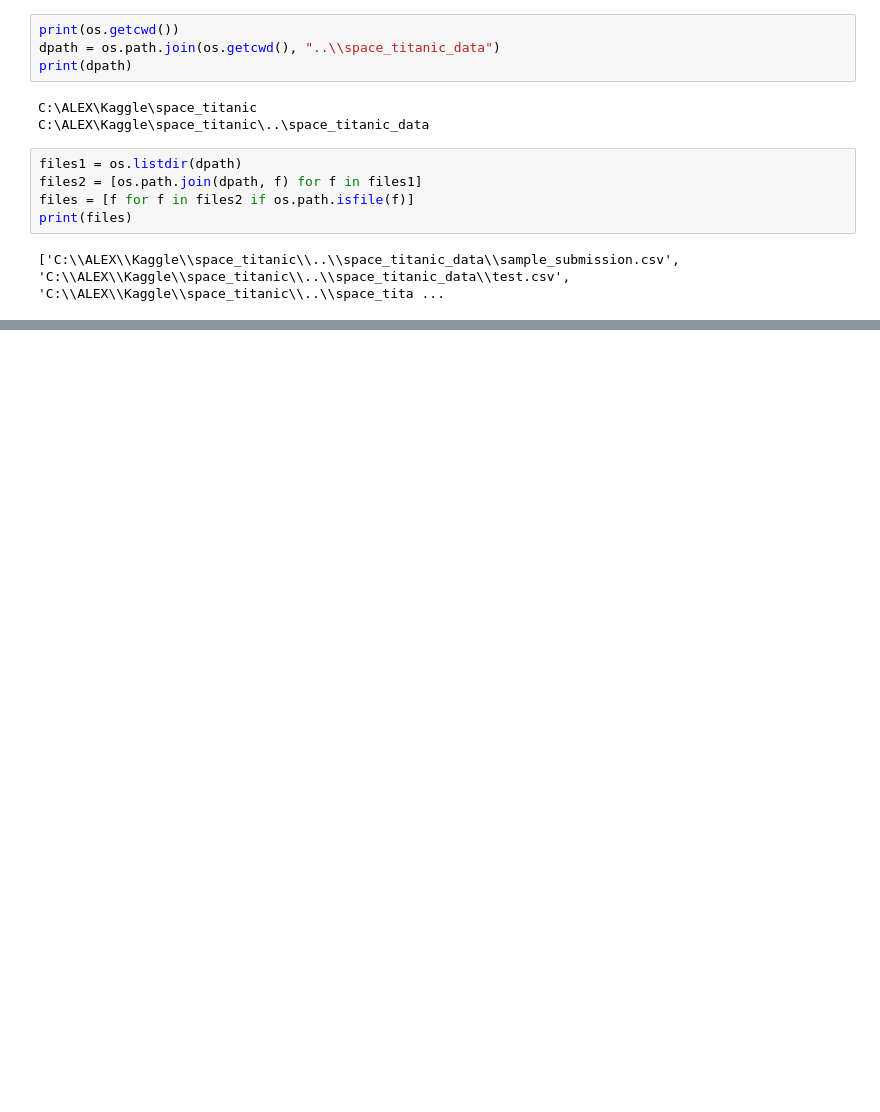
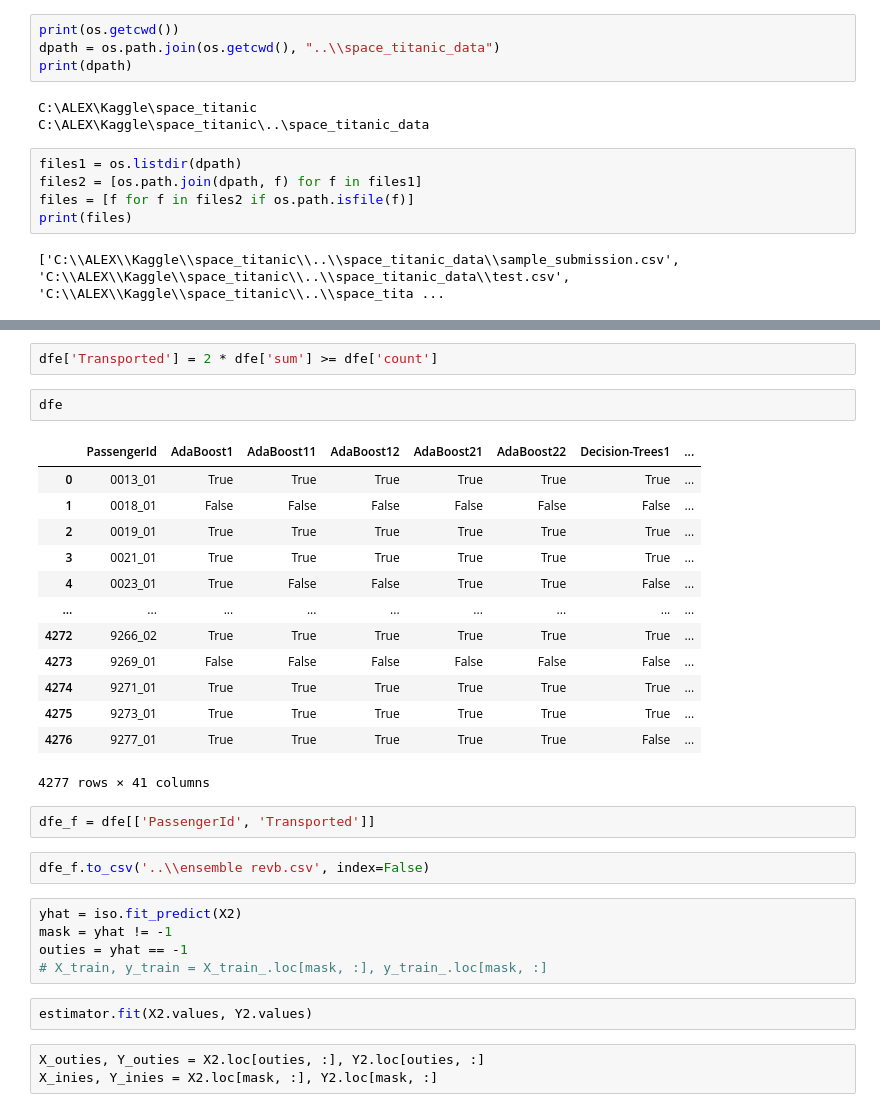
Before and after one commit to alextabac/kaggles_space_titanic, a Jupyter notebook: model_n_train.ipynb, the cells around one changed output, grey strips where cells are left out. Saved outputs shown, nothing was run; the diff lists cells and outputs as text; blank space fills up the shorter version.

```diff
--- a/model_n_train.ipynb
+++ b/model_n_train.ipynb
@@ -261,0 +737,32 @@ dtale.show(df)
+# %%
+dfe['Transported'] = 2 * dfe['sum'] >= dfe['count']
+# %%
+dfe
+# %% [output]
+|  | PassengerId | AdaBoost1 | AdaBoost11 | AdaBoost12 | AdaBoost21 | AdaBoost22 | Decision-Trees1 | ... |
+| 0 | 0013_01 | True | True | True | True | True | True | ... |
+| 1 | 0018_01 | False | False | False | False | False | False | ... |
+| 2 | 0019_01 | True | True | True | True | True | True | ... |
+| 3 | 0021_01 | True | True | True | True | True | True | ... |
+| 4 | 0023_01 | True | False | False | True | True | False | ... |
+| ... | ... | ... | ... | ... | ... | ... | ... | ... |
+| 4272 | 9266_02 | True | True | True | True | True | True | ... |
+| 4273 | 9269_01 | False | False | False | False | False | False | ... |
+| 4274 | 9271_01 | True | True | True | True | True | True | ... |
+| 4275 | 9273_01 | True | True | True | True | True | True | ... |
+| 4276 | 9277_01 | True | True | True | True | True | False | ... |
+4277 rows × 41 columns
+# %%
+dfe_f = dfe[['PassengerId', 'Transported']]
+# %%
+dfe_f.to_csv('..\\ensemble revb.csv', index=False)
+# %%
+yhat = iso.fit_predict(X2)
+mask = yhat != -1
+outies = yhat == -1
+# X_train, y_train = X_train_.loc[mask, :], y_train_.loc[mask, :]
+# %%
+estimator.fit(X2.values, Y2.values)
+# %%
+X_outies, Y_outies = X2.loc[outies, :], Y2.loc[outies, :]
+X_inies, Y_inies = X2.loc[mask, :], Y2.loc[mask, :]
```
Also changed, not shown: parts of 129 cells of this notebook.
